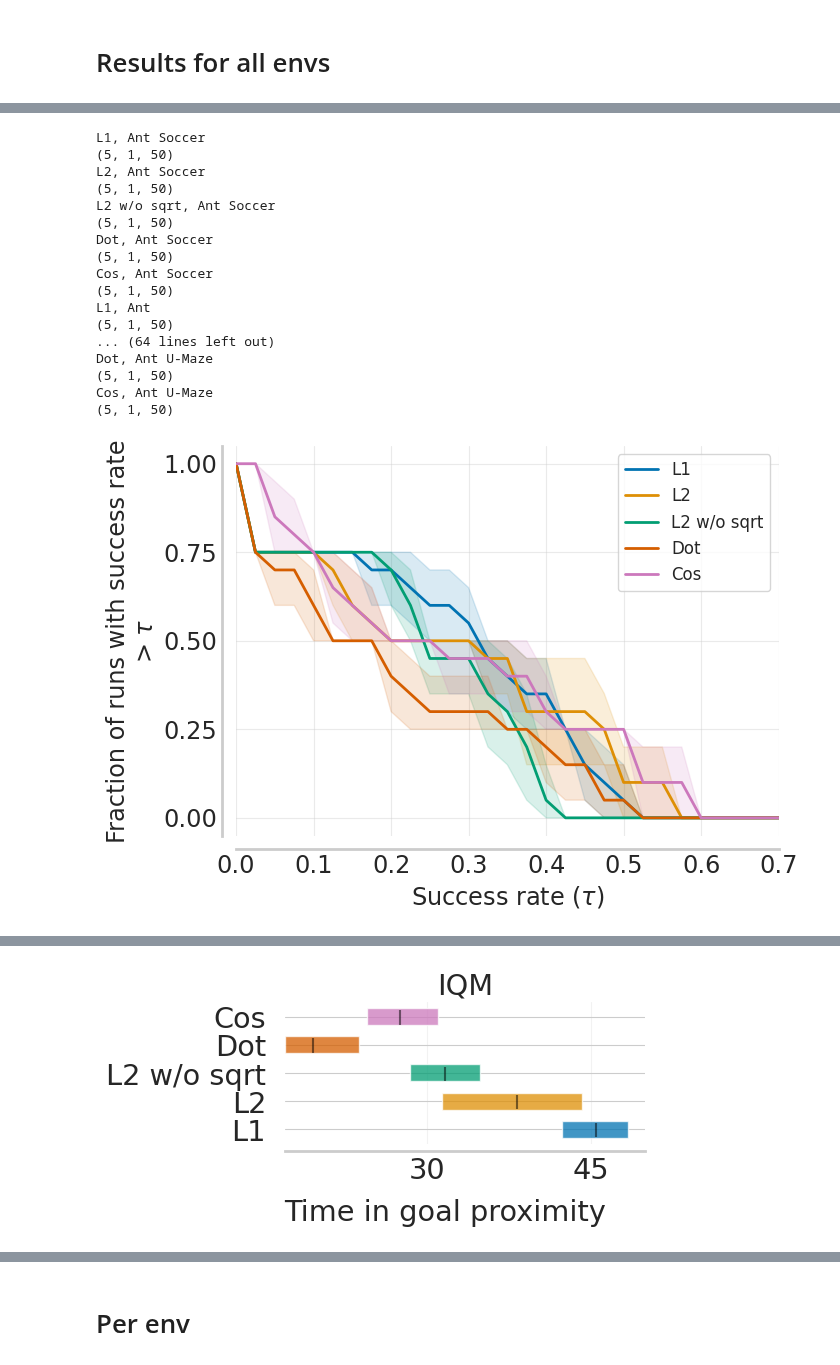
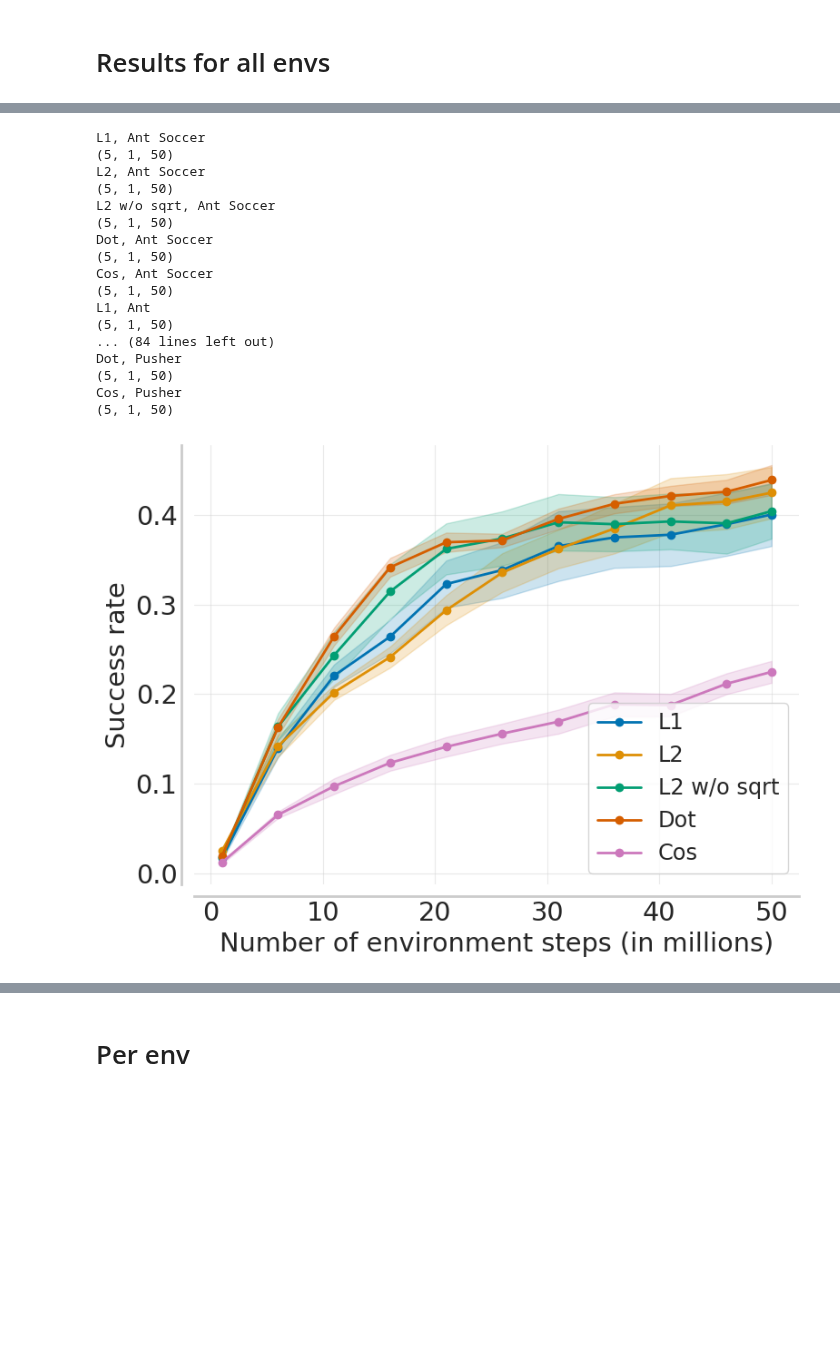
Before and after one commit to MichalBortkiewicz/JaxGCRL, a Jupyter notebook: notebooks/plot_energy_fun_all.ipynb, the cells around one changed output, grey strips where cells are left out. Saved outputs shown, nothing was run; the diff lists cells and outputs as text; code cells hidden in the pictures; blank space fills up the shorter version.

Commit message:
fix: plots change
* fix: plots change

* chore: add option to use standard error and not 95% CI

```diff
--- a/notebooks/plot_energy_fun_all.ipynb
+++ b/notebooks/plot_energy_fun_all.ipynb
@@ -26,6 +26,8 @@ project = "energy-functions-only"  # e.g., your project name
 figures_path = f"./figures/{project}"
 os.makedirs(figures_path, exist_ok=True)
 take_x_seeds = 5
+window_size = 5
+use_se = True
 # %%
 exp_names = [
     "ant_l_symmetric_infonce_ef_l1",
@@ -48,9 +50,10 @@ env_title_mapping = {
     "ant": "Ant",
     "ant_big_maze": "Ant Big Maze",
     "ant_u_maze": "Ant U-Maze",
+    "pusher_hard": "Pusher"
 }
 metric_to_metric_label_dict = {
-    "eval/episode_success": "Time in goal proximity",
+    "eval/episode_success": "Time near goal",
     "eval/episode_success_any": "Success rate",
 }
 # %% [markdown]
@@ -64,7 +67,8 @@ filters = {
     "config.batch_size": 256,  # example filter, modify as needed
     "config.exp_name": {"$in": exp_names},
     "config.env_name": {"$in": list(env_title_mapping.keys())},
-    "state": "finished"
+    "state": "finished",
+    "config.num_envs": 1024
 }
 
 # Fetch the runs from the API
@@ -82,7 +86,7 @@ for metric in metrics_:
 
     # Smoothing
     for key, item in data.items():
-        data[key] = np.apply_along_axis(moving_average_smoothing, axis=-1, arr=item)
+        data[key] = np.apply_along_axis(moving_average_smoothing, axis=-1, arr=item, window_size=window_size)
 
     data_flattened = {key: np.mean(elem[:,:, -10:], axis=-1) for key, elem in data.items()}
 
@@ -91,26 +95,26 @@ for metric in metrics_:
         data_flattened, thresholds
     )
 
-    # Plot score distributions
-    fig, ax = plt.subplots(ncols=1, figsize=(7, 5))
-    plot_utils.plot_performance_profiles(
-        score_distributions,
-        thresholds,
-        performance_profile_cis=score_distributions_cis,
-        colors=dict(zip(list(data_flattened.keys()), sns.color_palette("colorblind"))),
-        xlabel=rf"{metric_label} $(\tau)$",
-        ylabel=rf"Fraction of runs with success rate > $\tau$",
-        ax=ax,
-        legend=True,
-        legendsize="medium",
-        grid_alpha=0.4,
-        figsize=(12,8),
-        # use_non_linear_scaling=True
-    )
-    plt.xlim((0, 0.7))
-    plt.tight_layout()
-    plt.ylabel(rf"Fraction of runs with success rate > $\tau$", wrap=True)
-    plt.savefig(os.path.join(figures_path, f"{metric_label}_performance_profile_{single_env if single_env else 'all'}.pdf"), bbox_inches="tight")
+    # Plot Performance Profiles
+    # fig, ax = plt.subplots(ncols=1, figsize=(7, 5))
+    # plot_utils.plot_performance_profiles(
+    #     score_distributions,
+    #     thresholds,
+    #     performance_profile_cis=score_distributions_cis,
+    #     colors=dict(zip(list(data_flattened.keys()), sns.color_palette("colorblind"))),
+    #     xlabel=rf"{metric_label} $(\tau)$",
+    #     ylabel=rf"Fraction of runs with success rate > $\tau$",
+    #     ax=ax,
+    #     legend=True,
+    #     legendsize="medium",
+    #     grid_alpha=0.4,
+    #     figsize=(12,8),
+    #     # use_non_linear_scaling=True
+    # )
+    # plt.xlim((0, 0.7))
+    # plt.tight_layout()
+    # plt.ylabel(rf"Fraction of runs with success rate > $\tau$", wrap=True)
+    # plt.savefig(os.path.join(figures_path, f"{metric_label.replace(' ', '_')}_performance_profile_{single_env if single_env else 'all'}.pdf"), bbox_inches="tight")
 
 
     # Sample efficiency curve
@@ -119,6 +123,13 @@ for metric in metrics_:
     ale_frames_scores_dict = {algorithm: score[:, :, frames] for algorithm, score in data.items()}
     iqm = lambda scores: np.array([metrics.aggregate_iqm(scores[..., frame]) for frame in range(scores.shape[-1])])
     iqm_scores, iqm_cis = rly.get_interval_estimates(ale_frames_scores_dict, iqm, reps=2000)
+
+    # Change to se
+    if use_se:
+        for key, elem in iqm_scores.items():
+            se = np.apply_along_axis(lambda x: x[1]-x[0], axis=0, arr=iqm_cis[key])/2/1.96
+            iqm_cis[key] = np.concatenate(((elem-se)[None, :], (elem+se)[None,:]), axis=0)
+
     plot_utils.plot_sample_efficiency_curve(
         frames + 1,
         iqm_scores,
@@ -132,10 +143,10 @@ for metric in metrics_:
     )
     plt.title(f"{env_title_mapping[single_env] if single_env else ''}", fontsize="xx-large")
     plt.tight_layout()
-    plt.savefig(os.path.join(figures_path, f"{metric_label}_{single_env if single_env else 'all'}.pdf"))
+    plt.savefig(os.path.join(figures_path, f"{metric_label.replace(' ', '_')}_{single_env if single_env else 'all'}.pdf"))
 
 
-
+    # Plot interval estimates
     aggregate_func = lambda x: np.array(
     [
         metrics.aggregate_iqm(x),
@@ -144,41 +155,48 @@ for metric in metrics_:
     aggregate_scores, aggregate_score_cis = rly.get_interval_estimates(
         data_flattened, aggregate_func, reps=500
     )
+
+    # Change to se
+    if use_se:
+        for key, elem in aggregate_scores.items():
+            se = (aggregate_score_cis[key][1]-aggregate_score_cis[key][0])/2/1.96
+            aggregate_score_cis[key] = np.concatenate(((elem-se)[None, :], (elem+se)[None,:]), axis=0)
+
     fig, axes = plot_utils.plot_interval_estimates(
         aggregate_scores,
         aggregate_score_cis,
         metric_names=["IQM"],
         algorithms=list(data.keys()),
         xlabel=f"{metric_label}",
         grid_alpha=0.4,
         max_ticks=3,
         subfigure_width=4,
         xlabel_y_coordinate=-0.3,
     )
     plt.subplots_adjust(wspace=0.2, left=0.0)
     # for ax in axes:
     #     ax.set_xlim((0.4, 0.8))
 
 
     plt.savefig(
-        os.path.join(figures_path, f"{metric_label}_all_interval_estimate.pdf"), bbox_inches="tight"
+        os.path.join(figures_path, f"{metric_label.replace(' ', '_')}_all_interval_estimate.pdf"), bbox_inches="tight"
     )
 # %% [output]
 L1, Ant Soccer
 (5, 1, 50)
 L2, Ant Soccer
 (5, 1, 50)
 L2 w/o sqrt, Ant Soccer
 (5, 1, 50)
 Dot, Ant Soccer
 (5, 1, 50)
 Cos, Ant Soccer
 (5, 1, 50)
 L1, Ant
 (5, 1, 50)
-... (64 lines left out)
-Dot, Ant U-Maze
+... (84 lines left out)
+Dot, Pusher
 (5, 1, 50)
-Cos, Ant U-Maze
+Cos, Pusher
 (5, 1, 50)
-[figure, old version]
+[figure, new version]
@@ -189 +205,0 @@ Cos, Ant U-Maze
-[figure, removed]
```
Also changed, not shown: parts of 4 cells of this notebook, 3 other files.
